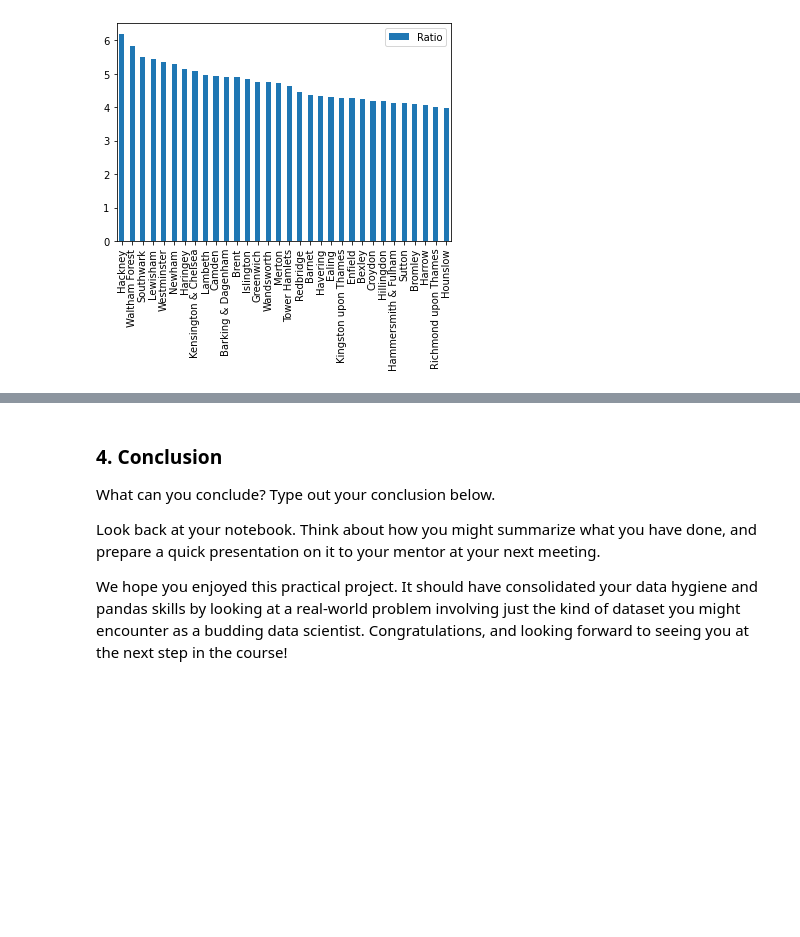
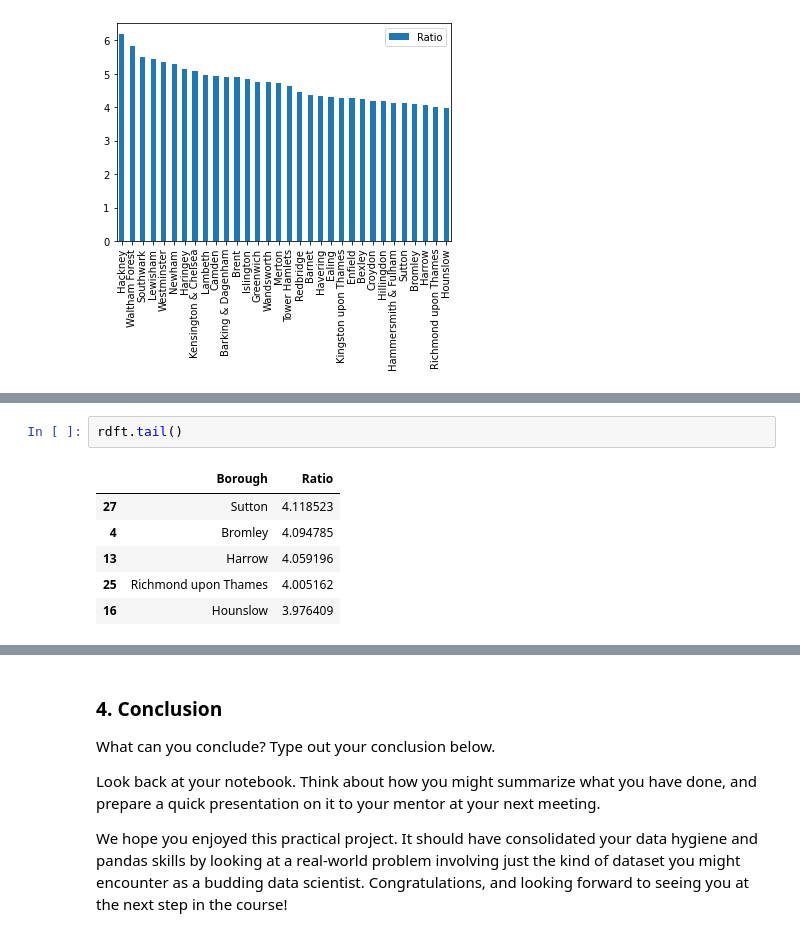
Before and after one commit to alecway/Springboard, a Jupyter notebook: London_Housing.ipynb, the cells around one changed output, grey strips where cells are left out. Drawn from its saved outputs; the diff is of its cells as text; blank space fills up the shorter version.

```diff
--- a/London_Housing.ipynb
+++ b/London_Housing.ipynb
@@ -488,0 +498,9 @@ ax.set_xticklabels(rdft.Borough)
+# %%
+rdft.tail()
+# %% [output]
+|  | Borough | Ratio |
+| 27 | Sutton | 4.118523 |
+| 4 | Bromley | 4.094785 |
+| 13 | Harrow | 4.059196 |
+| 25 | Richmond upon Thames | 4.005162 |
+| 16 | Hounslow | 3.976409 |
```
Also changed, not shown: parts of 9 cells of this notebook.
